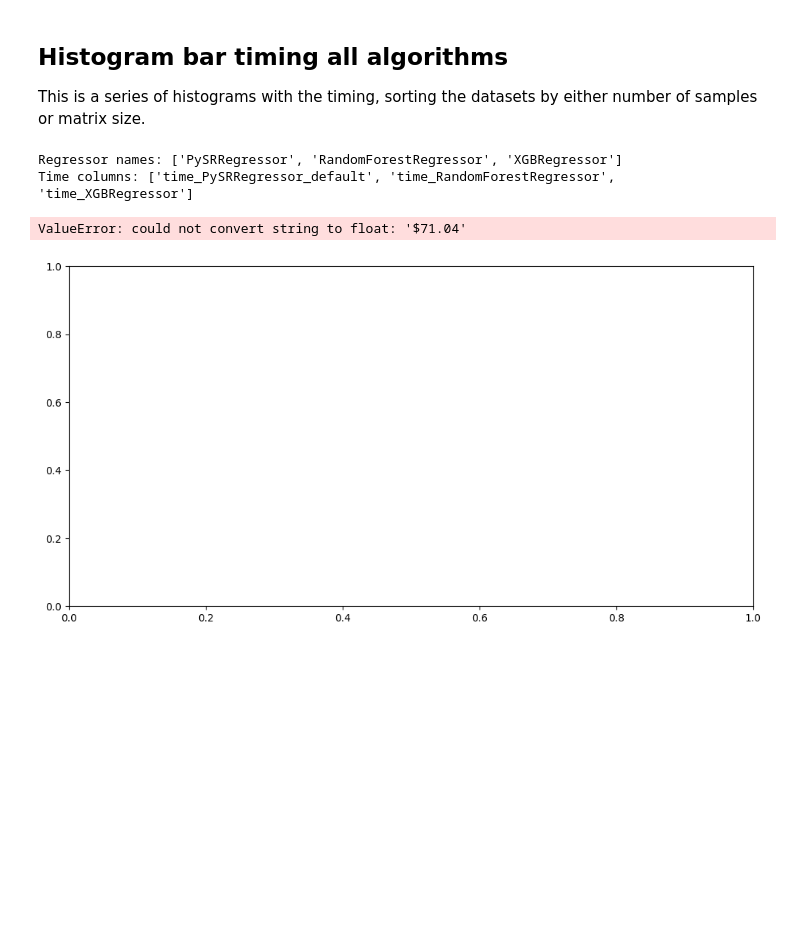
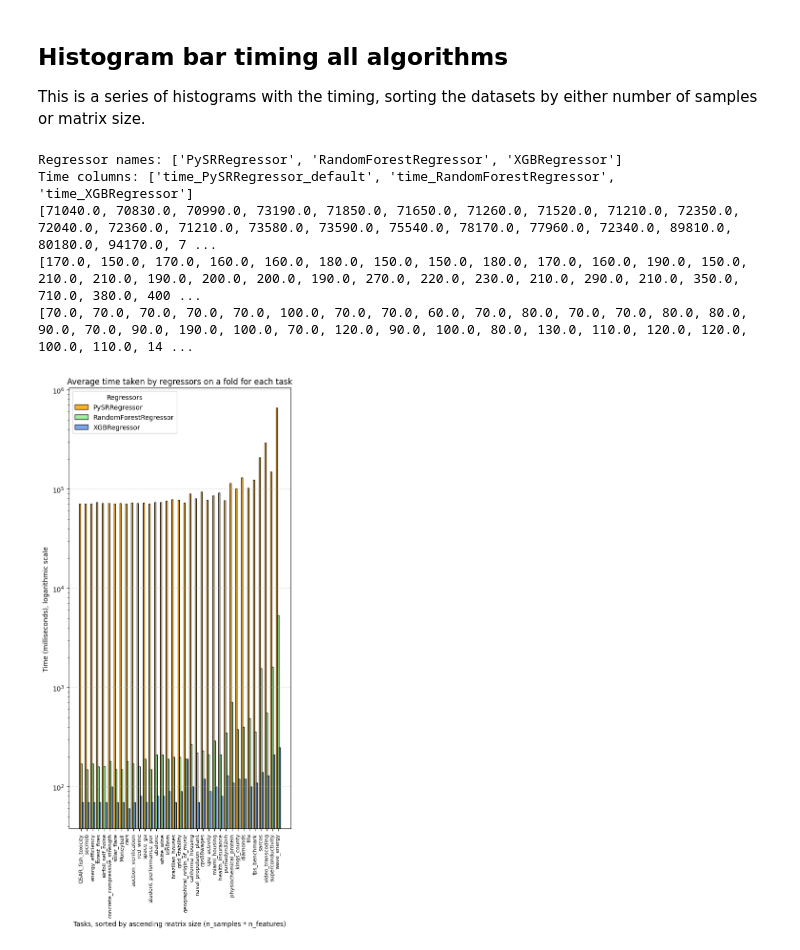
Before and after one commit to albertotonda/symbolic-regression-vs-ensembles, a Jupyter notebook: src/make_plots.ipynb, the cells around one changed output. Drawn from its saved outputs; the diff is of its cells as text; code cells hidden in the pictures; blank space fills up the shorter version.

```diff
--- a/src/make_plots.ipynb
+++ b/src/make_plots.ipynb
@@ -36,7 +36,7 @@ This is a series of histograms with the timing, sorting the datasets by either n
 #results_file = "../results_server_20260519/analysis_openml_ctr23_statistics.csv"
 #results_file = "../results_20260519_default/analysis_openml_ctr23_statistics.csv"
 results_file = "../results_server_default_hyperparameters_20260519/analysis_openml_ctr23_statistics.csv"
-plot_filename = os.path.join(plots_folder, "time_comparison_default.png")
+plot_filename = os.path.join(plots_folder, "time_comparison_default_vertical.png")
 
 # read the results file
 df = pd.read_csv(results_file, thousands=",") # to correctly parse numbers with commas as thousands separators
@@ -74,7 +74,8 @@ print("Time columns:", time_columns)
 x = np.arange(num_tasks)
 width = 0.25
 
-fig, ax = plt.subplots(figsize=(12, 6))
+#fig, ax = plt.subplots(figsize=(12, 6)) # horizontal
+fig, ax = plt.subplots(figsize=(6,12)) # vertical
 
 for i, time_column in enumerate(time_columns):
         # Calculate the offset for this specific regressor's bar group
@@ -82,14 +83,15 @@ for i, time_column in enumerate(time_columns):
         times_string = [v.split(" ")[0] for v in df[time_column].values]
         for times_index in range(0, len(times_string)) :
              if times_string[times_index].startswith("$") :
-                  times_string[times_index] = times_string[times_index][:]
+                  times_string[times_index] = times_string[times_index][1:]
 
+        #print(times_string)
         times = [float(ts) * 1000 for ts in times_string] # convert seconds to milliseconds
         # log_times = [math.log10(t) for t in times] # no need to compute the log, matplotlib can adjust the axis scale automatically
         regressor_name = regressor_names[i]
 
         print(times)
-        print(log_times)
+        #print(log_times)
 
         bars = ax.bar(
             x + offset,
@@ -108,32 +110,34 @@ for i, time_column in enumerate(time_columns):
         #        f"{height:.2f}s",
         #        xy=(bar.get_x() + bar.get_width() / 2, height),
         #        xytext=(0, 3),  # 3 points vertical offset
         #        textcoords="offset points",
         #        ha="center",
         #        va="bottom",
         #        fontsize=8,
         #    )
 
 # aesthetics
 ax.set_title("Average time taken by regressors on a fold for each task") #, fontsize=14, pad=15)
 ax.grid(axis="y", linestyle="--", alpha=0.5)
 ax.set_ylabel("Time (milliseconds), logarithmic scale")
 ax.set_xlabel("Tasks, sorted by ascending matrix size (n_samples * n_features)")
 from matplotlib.ticker import ScalarFormatter
 
 ax.set_yscale("log")
 #ax.yaxis.set_major_formatter(ScalarFormatter())
 #ax.ticklabel_format(style="plain", axis="y")
 
 ax.set_xticks(x)
 ax.set_xticklabels(task_names, rotation=90, ha="center", fontsize=8)
 ax.legend(title="Regressors")
 #plt.tight_layout()
 
 # save the plot
 plt.savefig(plot_filename, dpi=150, bbox_inches="tight")
 # %% [output]
 Regressor names: ['PySRRegressor', 'RandomForestRegressor', 'XGBRegressor']
 Time columns: ['time_PySRRegressor_default', 'time_RandomForestRegressor', 'time_XGBRegressor']
+[71040.0, 70830.0, 70990.0, 73190.0, 71850.0, 71650.0, 71260.0, 71520.0, 71210.0, 72350.0, 72040.0, 72360.0, 71210.0, 73580.0, 73590.0, 75540.0, 78170.0, 77960.0, 72340.0, 89810.0, 80180.0, 94170.0, 7 ...
+[170.0, 150.0, 170.0, 160.0, 160.0, 180.0, 150.0, 150.0, 180.0, 170.0, 160.0, 190.0, 150.0, 210.0, 210.0, 190.0, 200.0, 200.0, 190.0, 270.0, 220.0, 230.0, 210.0, 290.0, 210.0, 350.0, 710.0, 380.0, 400 ...
+[70.0, 70.0, 70.0, 70.0, 70.0, 100.0, 70.0, 70.0, 60.0, 70.0, 80.0, 70.0, 70.0, 80.0, 80.0, 90.0, 70.0, 90.0, 190.0, 100.0, 70.0, 120.0, 90.0, 100.0, 80.0, 130.0, 110.0, 120.0, 120.0, 100.0, 110.0, 14 ...
-ValueError: could not convert string to float: '$71.04'
-[figure, old version]
+[figure, new version]
```
Also changed, not shown: 4 other files.
